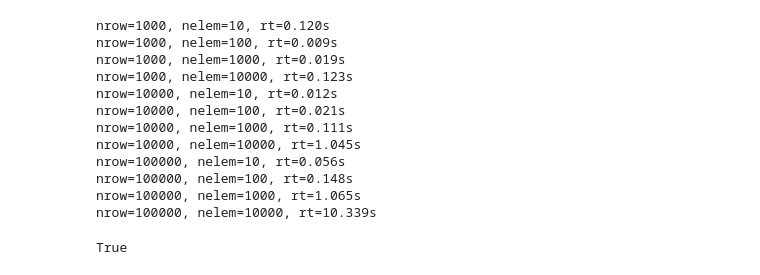
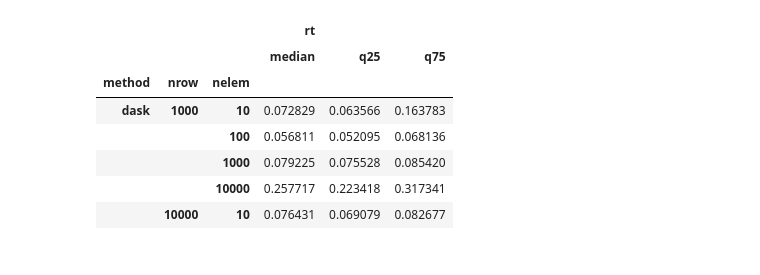
Before and after one commit to clane9/cmi-analyses, a Jupyter notebook: query_analysis.ipynb, the cells around one changed output. Saved outputs shown, nothing was run; the diff lists cells and outputs as text; code cells hidden in the pictures.

```diff
--- a/query_analysis.ipynb
+++ b/query_analysis.ipynb
@@ -107,29 +29,18 @@ nrow=100000, nelem=10000, rt=2.998s
-# %%
-results_pd = []
-
-for nrow, nelem in product(nrows, nelems):
-    df, rt, val = run_test_pandas(nrow, nelem)
-    results_pd.append([nrow, nelem, rt, val])
-    print(f"nrow={nrow}, nelem={nelem}, rt={rt:.3f}s")
-
-results_pd = pd.DataFrame(results_pd, columns=["nrow", "nelem", "rt", "val"])
-# %% [output]
-nrow=1000, nelem=10, rt=0.120s
-nrow=1000, nelem=100, rt=0.009s
-nrow=1000, nelem=1000, rt=0.019s
-nrow=1000, nelem=10000, rt=0.123s
-nrow=10000, nelem=10, rt=0.012s
-nrow=10000, nelem=100, rt=0.021s
-nrow=10000, nelem=1000, rt=0.111s
-nrow=10000, nelem=10000, rt=1.045s
-nrow=100000, nelem=10, rt=0.056s
-nrow=100000, nelem=100, rt=0.148s
-nrow=100000, nelem=1000, rt=1.065s
-nrow=100000, nelem=10000, rt=10.339s
-# %%
-np.allclose(results_ddb["val"], results_pd["val"])
-# %% [output]
-True
-# %%
-results = pd.concat([results_ddb.loc[:, ["nrow", "nelem", "rt"]], results_pd.loc[:, ["rt"]]], axis=1)
-results.columns = ["nrow", "nelem", "runtime (DuckDB)", "runtime (pandas)"]
+# %%
+def q25(x):
+    return np.quantile(x, 0.25)
+
+def q75(x):
+    return np.quantile(x, 0.75)
+# %%
+agg_results = results.groupby(["method", "nrow", "nelem"]).agg({"rt": ["median", q25, q75]})
+agg_results.head()
+# %% [output]
+|  |  |  | rt |  |  |
+|  |  |  | median | q25 | q75 |
+| method | nrow | nelem |  |  |  |
+| dask | 1000 | 10 | 0.072829 | 0.063566 | 0.163783 |
+|  |  | 100 | 0.056811 | 0.052095 | 0.068136 |
+|  |  | 1000 | 0.079225 | 0.075528 | 0.085420 |
+|  |  | 10000 | 0.257717 | 0.223418 | 0.317341 |
+|  | 10000 | 10 | 0.076431 | 0.069079 | 0.082677 |
```
Also changed, not shown: parts of 14 cells of this notebook, 11 other files.
